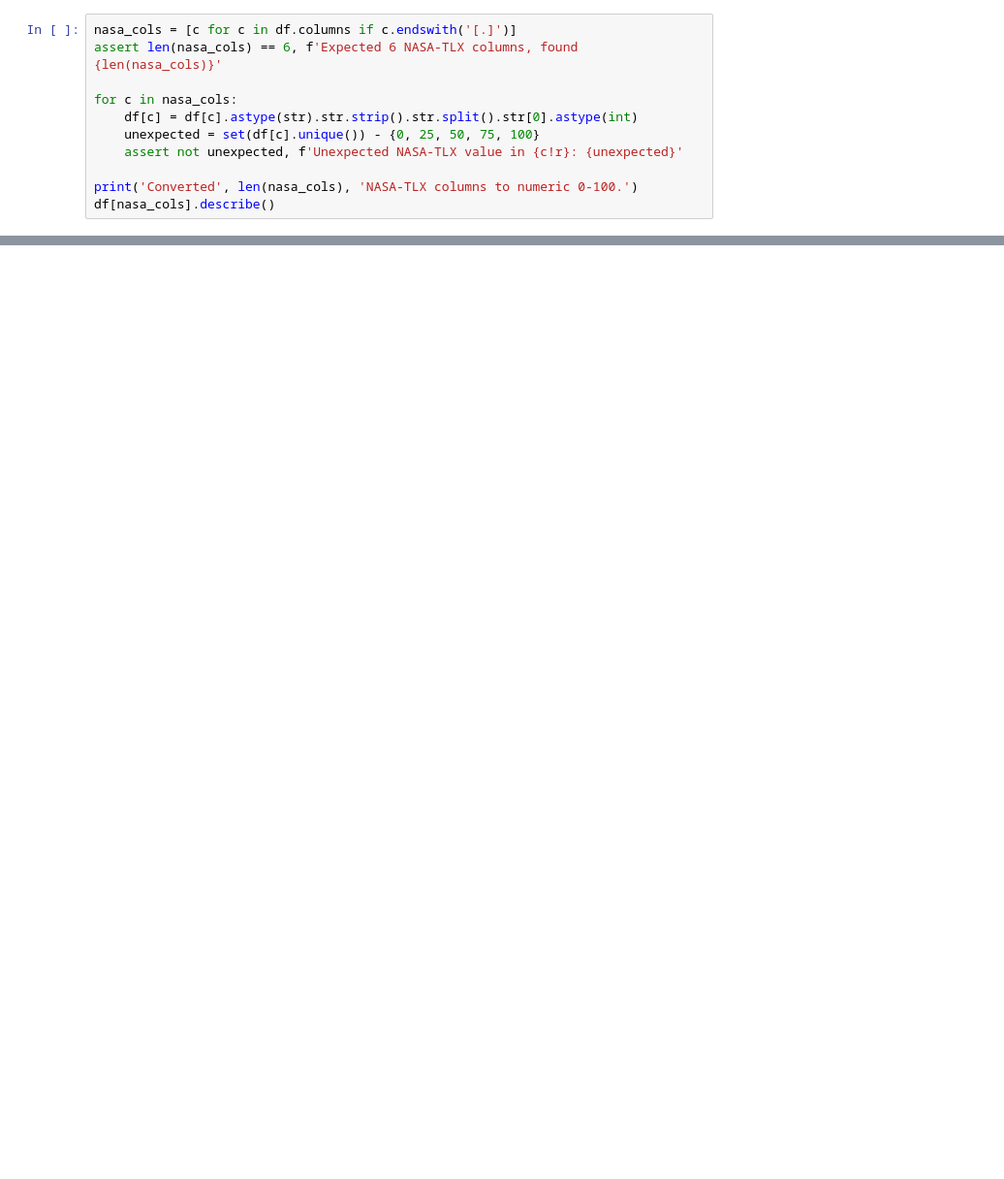
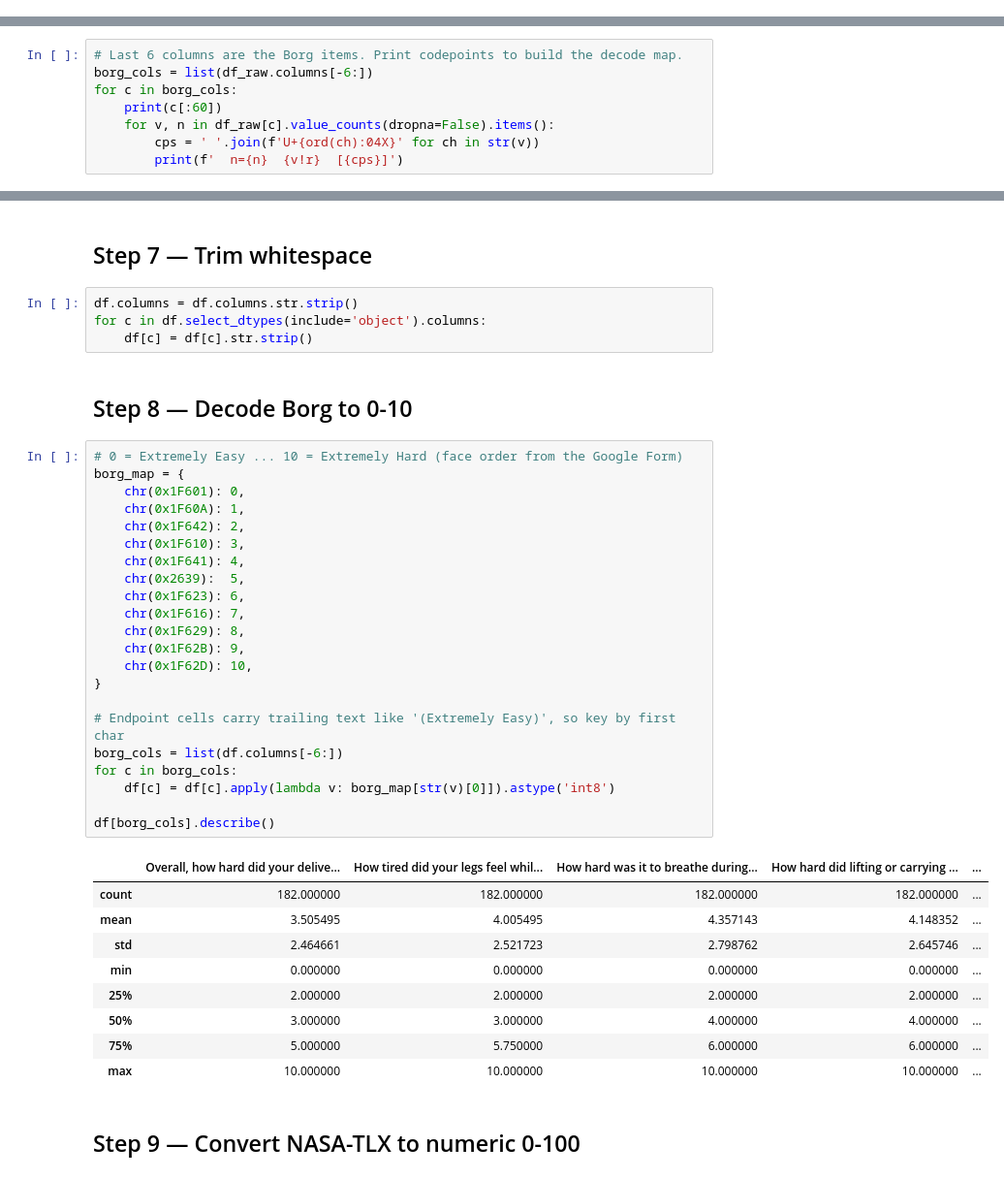
Before and after one commit to AilaVishnu/ergonomic-risk-factor-prediction, a Jupyter notebook: notebooks/01_data_cleaning.ipynb, the cells around one changed output, grey strips where cells are left out. Shown at 97% size. Cells and saved outputs as stored; diff of their text form; blank space fills up the shorter version.

```diff
--- a/notebooks/01_data_cleaning.ipynb
+++ b/notebooks/01_data_cleaning.ipynb
@@ -214,11 +52,0 @@ capitalisation inconsistency.
-# %%
-nasa_cols = [c for c in df.columns if c.endswith('[.]')]
-assert len(nasa_cols) == 6, f'Expected 6 NASA-TLX columns, found {len(nasa_cols)}'
-
-for c in nasa_cols:
-    df[c] = df[c].astype(str).str.strip().str.split().str[0].astype(int)
-    unexpected = set(df[c].unique()) - {0, 25, 50, 75, 100}
-    assert not unexpected, f'Unexpected NASA-TLX value in {c!r}: {unexpected}'
-
-print('Converted', len(nasa_cols), 'NASA-TLX columns to numeric 0-100.')
-df[nasa_cols].describe()
@@ -260,0 +108,8 @@ and derive `workload_score`, `fatigue_score`, `force_exertion`, `vehicle_rank`,
+# %%
+# Last 6 columns are the Borg items. Print codepoints to build the decode map.
+borg_cols = list(df_raw.columns[-6:])
+for c in borg_cols:
+    print(c[:60])
+    for v, n in df_raw[c].value_counts(dropna=False).items():
+        cps = ' '.join(f'U+{ord(ch):04X}' for ch in str(v))
+        print(f'  n={n}  {v!r}  [{cps}]')
@@ -260,0 +145,42 @@ and derive `workload_score`, `fatigue_score`, `force_exertion`, `vehicle_rank`,
+# %% [markdown]
+## Step 7 — Trim whitespace
+# %%
+df.columns = df.columns.str.strip()
+for c in df.select_dtypes(include='object').columns:
+    df[c] = df[c].str.strip()
+# %% [markdown]
+## Step 8 — Decode Borg to 0-10
+# %%
+# 0 = Extremely Easy ... 10 = Extremely Hard (face order from the Google Form)
+borg_map = {
+    chr(0x1F601): 0,
+    chr(0x1F60A): 1,
+    chr(0x1F642): 2,
+    chr(0x1F610): 3,
+    chr(0x1F641): 4,
+    chr(0x2639):  5,
+    chr(0x1F623): 6,
+    chr(0x1F616): 7,
+    chr(0x1F629): 8,
+    chr(0x1F62B): 9,
+    chr(0x1F62D): 10,
+}
+
+# Endpoint cells carry trailing text like '(Extremely Easy)', so key by first char
+borg_cols = list(df.columns[-6:])
+for c in borg_cols:
+    df[c] = df[c].apply(lambda v: borg_map[str(v)[0]]).astype('int8')
+
+df[borg_cols].describe()
+# %% [output]
+|  | Overall, how hard did your delive... | How tired did your legs feel whil... | How hard was it to breathe during... | How hard did lifting or carrying ... | ... |
+| count | 182.000000 | 182.000000 | 182.000000 | 182.000000 | ... |
+| mean | 3.505495 | 4.005495 | 4.357143 | 4.148352 | ... |
+| std | 2.464661 | 2.521723 | 2.798762 | 2.645746 | ... |
+| min | 0.000000 | 0.000000 | 0.000000 | 0.000000 | ... |
+| 25% | 2.000000 | 2.000000 | 2.000000 | 2.000000 | ... |
+| 50% | 3.000000 | 3.000000 | 4.000000 | 4.000000 | ... |
+| 75% | 5.000000 | 5.750000 | 6.000000 | 6.000000 | ... |
+| max | 10.000000 | 10.000000 | 10.000000 | 10.000000 | ... |
+# %% [markdown]
+## Step 9 — Convert NASA-TLX to numeric 0-100
```
Also changed, not shown: parts of 42 cells of this notebook, 11 other files.
